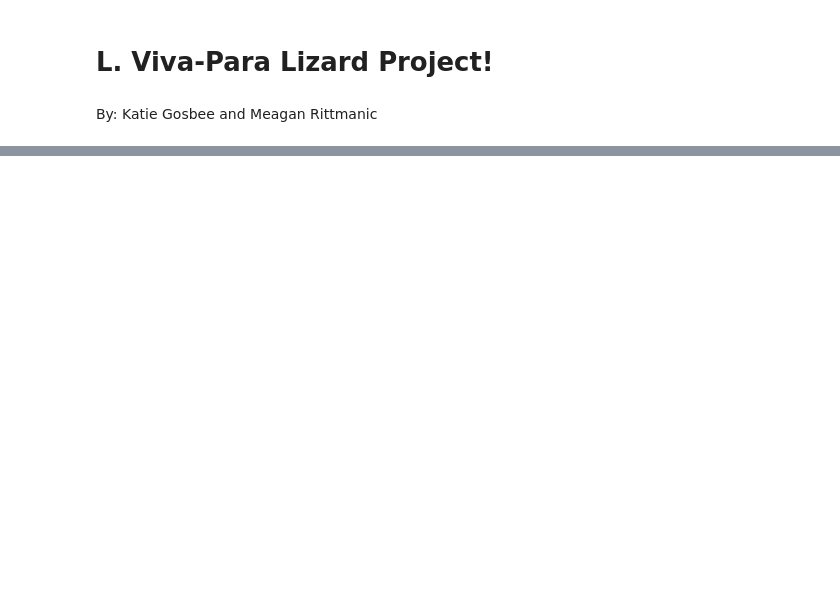
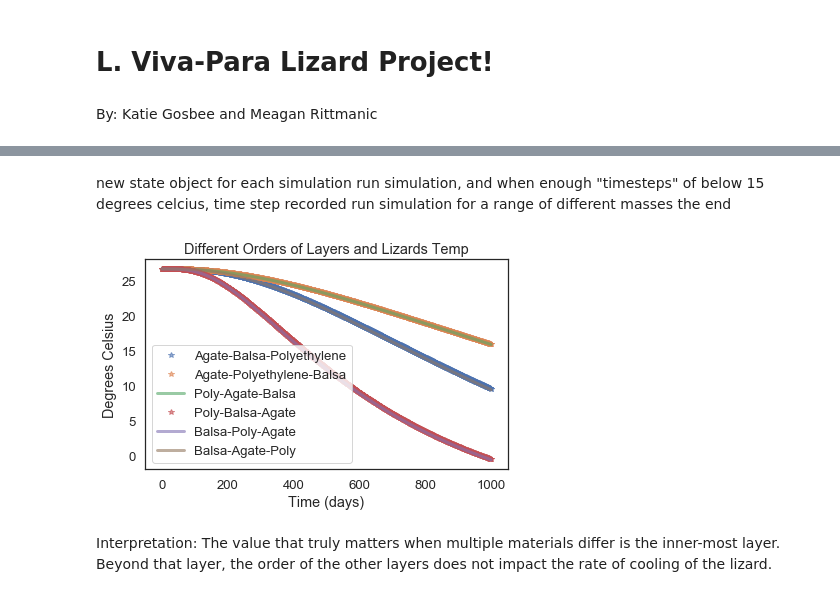
Before and after one commit to kgosbee/ModSimPy, a Jupyter notebook: code/Lizards Staying Warm A Little Not Better But Units Make Sense-Copy1.ipynb, the cells around one changed output, grey strips where cells are left out. Saved outputs shown, nothing was run; the diff lists cells and outputs as text; code cells hidden in the pictures; blank space fills up the shorter version.

```diff
--- a/code/Lizards Staying Warm A Little Not Better But Units Make Sense-Copy1.ipynb
+++ b/code/Lizards Staying Warm A Little Not Better But Units Make Sense-Copy1.ipynb
@@ -105,0 +104,37 @@ dQdt =
+# %% [markdown]
+new state object for each simulation
+run simulation, and when enough "timesteps" of below 15 degrees celcius, time step recorded
+run simulation for a range of different masses
+the end
+# %%
+system = make_system(-10, 10.9, 800, 2500, .048, 1500, 160, 0.33, 1250, 561, .0127, .0762, 100, .2032, 0.899, 3762)
+results = run_simulation(system, update_func)
+plot(results, '*', label = 'Agate-Balsa-Polyethylene')
+
+system = make_system(-10, 10.9, 800, 2500, 0.33, 1250, 561, .048, 1500, 160, .0127, .0762, 100, .2032, 0.899, 3762) #.03 = Polystyrene, expanded styrofoam
+results = run_simulation(system, update_func)
+plot(results, '*', label = 'Agate-Polyethylene-Balsa')
+
+system = make_system(-10, 0.33, 1250, 561, 10.9, 800, 2500, .048, 1500, 160, .0127, .0762, 100, .2032, 0.899, 3762) #.15 = soil
+results = run_simulation(system, update_func)
+plot(results, label = 'Poly-Agate-Balsa')
+
+system = make_system(-10, 0.33, 1250, 561, .048, 1500, 160, 10.9, 800, 2500, .0127, .0762, 100, .2032, 0.899, 3762)
+results = run_simulation(system, update_func)
+plot(results, '*', label = 'Poly-Balsa-Agate')
+
+system = make_system(-10, .048, 1500, 160, 0.33, 1250, 561, 10.9, 800, 2500, .0127, .0762, 100, .2032, 0.899, 3762)
+results = run_simulation(system, update_func)
+plot(results, label = 'Balsa-Poly-Agate')
+
+system = make_system(-10, .048, 1500, 160, 10.9, 800, 2500, 0.33, 1250, 561, .0127, .0762, 100, .2032, 0.899, 3762)
+results = run_simulation(system, update_func)
+plot(results, label = 'Balsa-Agate-Poly')
+
+decorate(xlabel='Time (days)',
+         ylabel='Degrees Celsius',
+         title = 'Different Orders of Layers and Lizards Temp')
+# %% [output]
+[figure, added]
+# %% [markdown]
+Interpretation: The value that truly matters when multiple materials differ is the inner-most layer. Beyond that layer, the order of the other layers does not impact the rate of cooling of the lizard.
```
Also changed, not shown: parts of 3 cells of this notebook.
